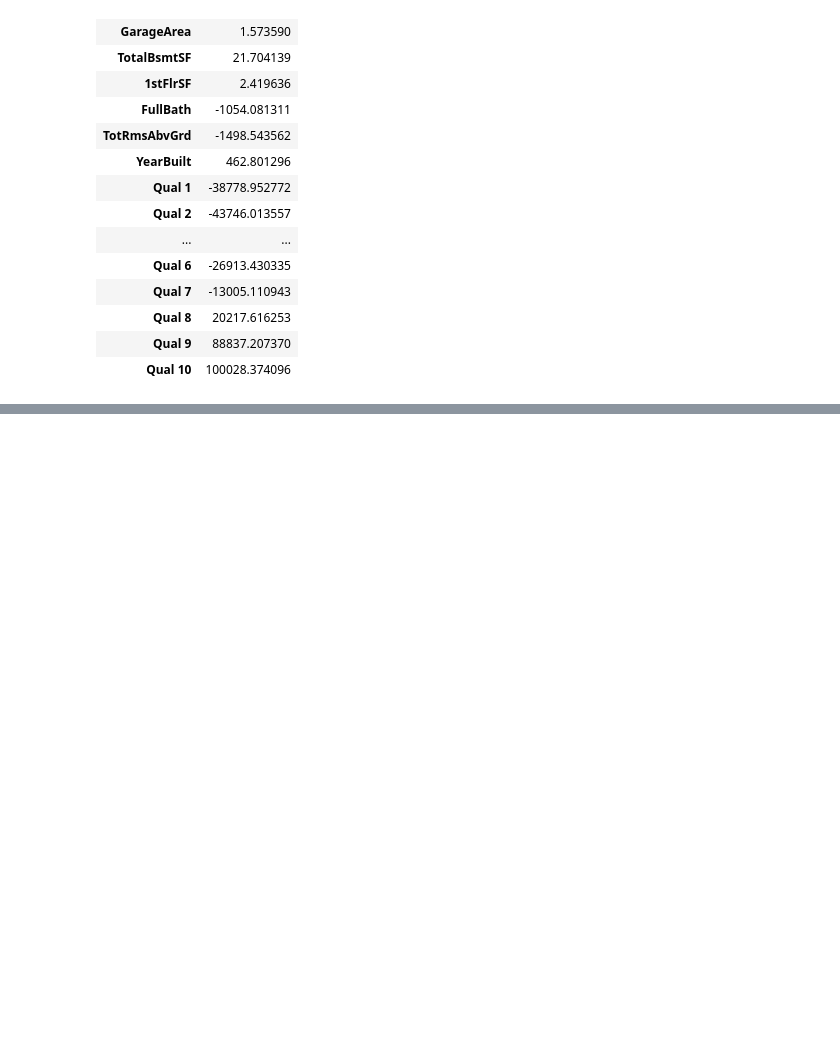
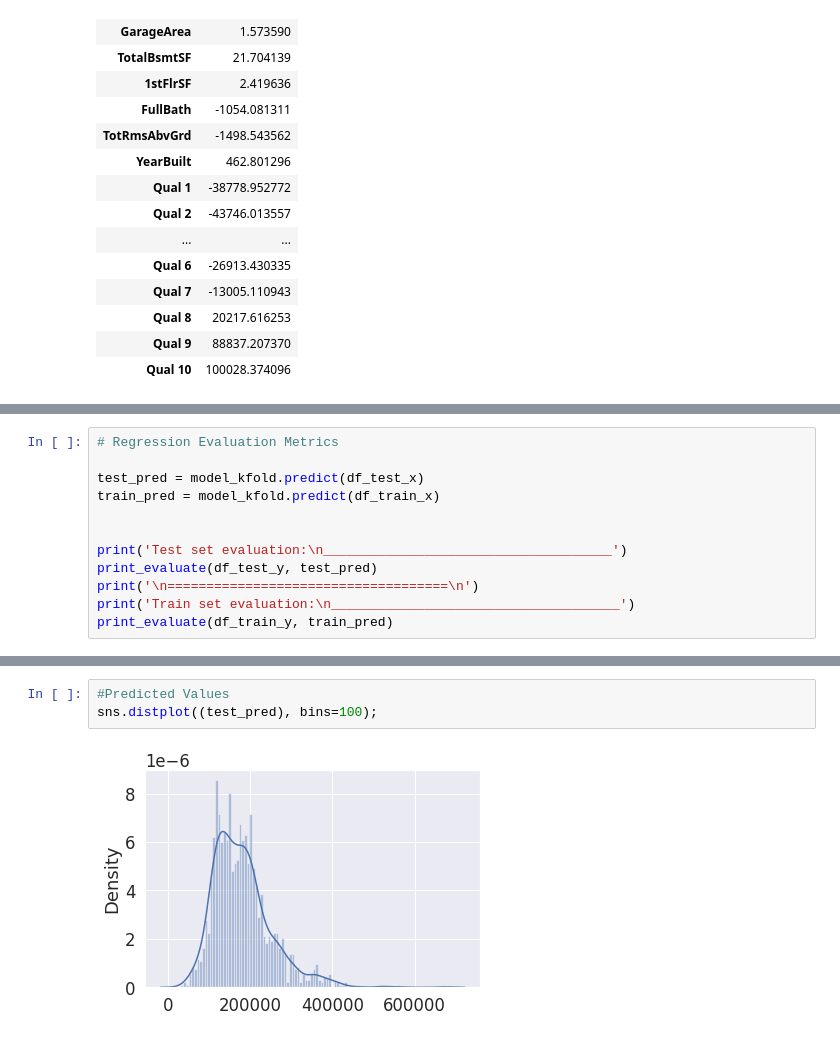
Before and after one commit to Rumsha001/ML-Project, a Jupyter notebook: RealEstate_Project.ipynb, the cells around one changed output, grey strips where cells are left out. Drawn from its saved outputs; the diff is of its cells as text; blank space fills up the shorter version.

```diff
--- a/RealEstate_Project.ipynb
+++ b/RealEstate_Project.ipynb
@@ -480,0 +472,12 @@ R2 Square: 0.801750329177453
+# %%
+# Regression Evaluation Metrics
+
+test_pred = model_kfold.predict(df_test_x)
+train_pred = model_kfold.predict(df_train_x)
+
+
+print('Test set evaluation:\n_____________________________________')
+print_evaluate(df_test_y, test_pred)
+print('\n====================================\n')
+print('Train set evaluation:\n_____________________________________')
+print_evaluate(df_train_y, train_pred)
@@ -480,0 +527,5 @@ R2 Square: 0.801750329177453
+# %%
+#Predicted Values
+sns.distplot((test_pred), bins=100);
+# %% [output]
+[figure, added]
```
Also changed, not shown: parts of 25 cells of this notebook.
